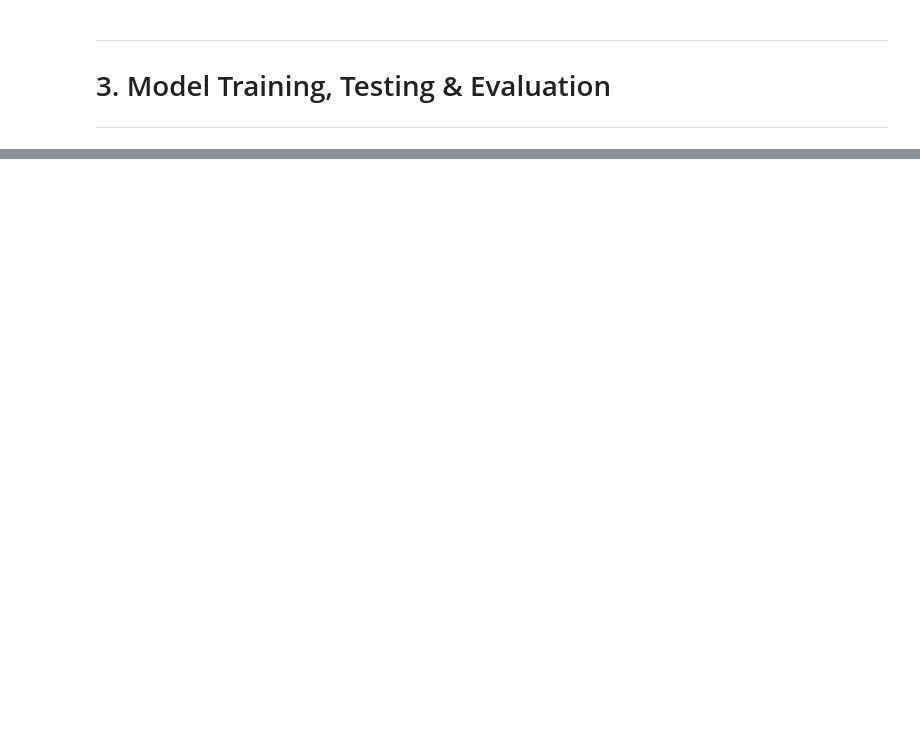
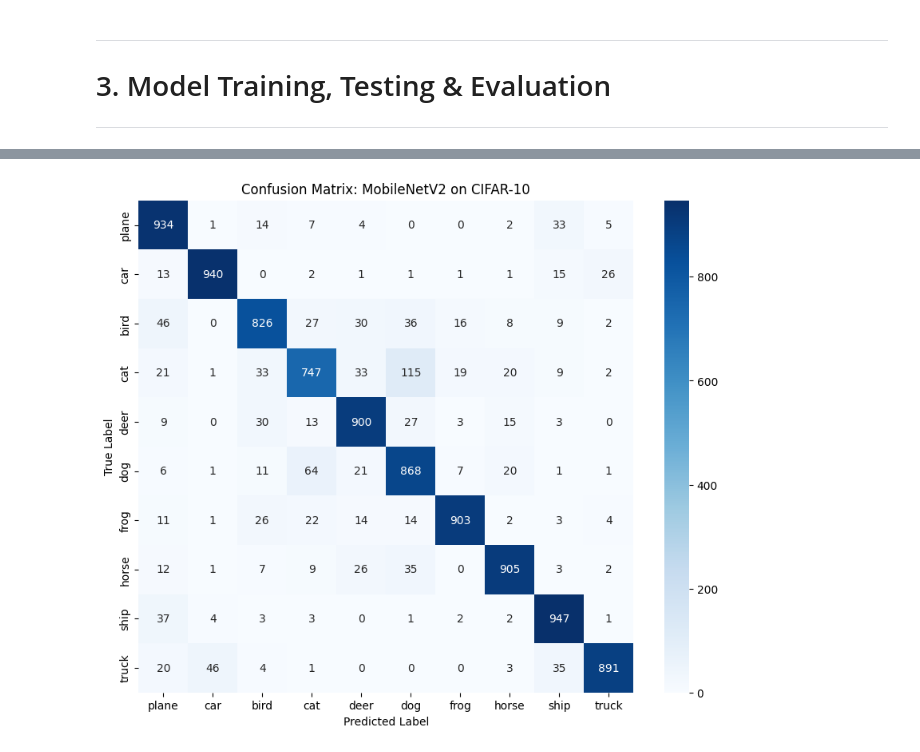
Before and after one commit to chizkidd/deep-learning-models, a Jupyter notebook: pytorch/mobilenet-cifar10.ipynb, the cells around one changed output, grey strips where cells are left out. Drawn from its saved outputs; the diff is of its cells as text; code cells hidden in the pictures; blank space fills up the shorter version.

```diff
--- a/pytorch/mobilenet-cifar10.ipynb
+++ b/pytorch/mobilenet-cifar10.ipynb
@@ -443,2 +498,17 @@ plot_history(history)
+# %%
+class_dict = {0: 'plane',
+              1: 'car',
+              2: 'bird',
+              3: 'cat',
+              4: 'deer',
+              5: 'dog',
+              6: 'frog',
+              7: 'horse',
+              8: 'ship',
+              9: 'truck'}
+_mat = _compute_confusion_matrix(model=model, data_loader=test_loader, device=device)
+_plot_confusion_matrix(_mat, class_names=class_dict.values())
+# %% [output]
+[figure, added]
 # %%
 %watermark -iv
```
Also changed, not shown: parts of 6 cells of this notebook.
